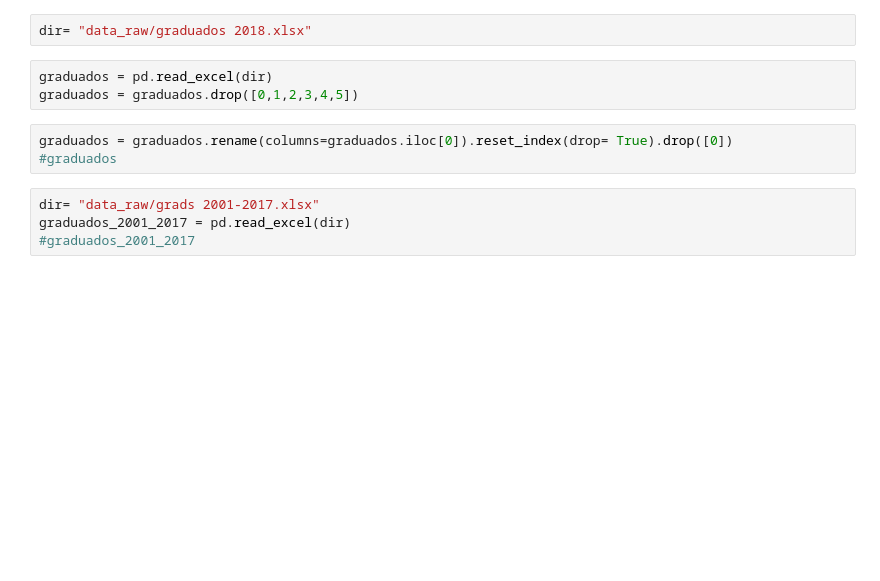
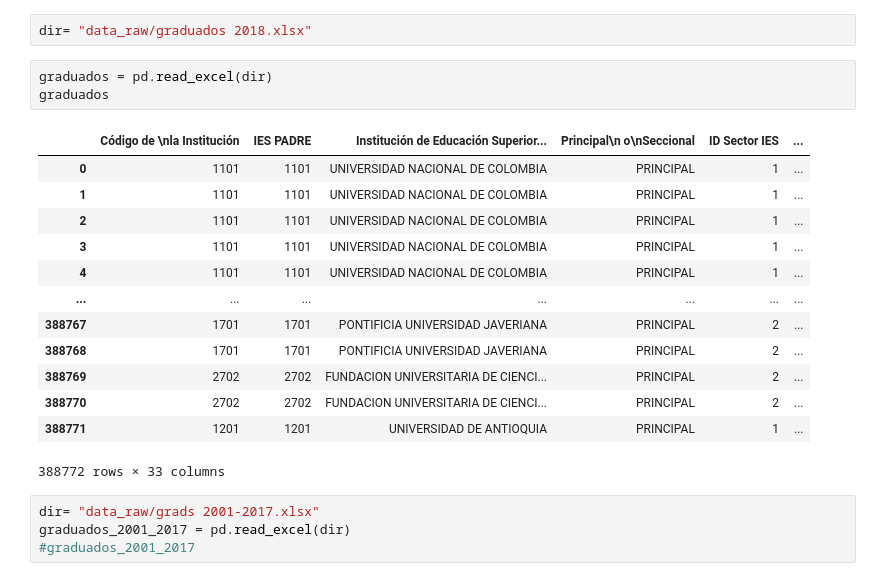
Before and after one commit to felipesalda/SNIES-DS, a Jupyter notebook: SNIES DATA.ipynb, the cells around one changed output. Saved outputs shown, nothing was run; the diff lists cells and outputs as text; blank space fills up the shorter version.

```diff
--- a/SNIES DATA.ipynb
+++ b/SNIES DATA.ipynb
@@ -5,10 +5,21 @@ import numpy as np
 dir= "data_raw/graduados 2018.xlsx"
 # %%
 graduados = pd.read_excel(dir)
-graduados = graduados.drop([0,1,2,3,4,5])
+graduados
+# %% [output]
+|  | Código de \nla Institución | IES PADRE | Institución de Educación Superior... | Principal\n o\nSeccional | ID Sector IES | ... |
+| 0 | 1101 | 1101 | UNIVERSIDAD NACIONAL DE COLOMBIA | PRINCIPAL | 1 | ... |
+| 1 | 1101 | 1101 | UNIVERSIDAD NACIONAL DE COLOMBIA | PRINCIPAL | 1 | ... |
+| 2 | 1101 | 1101 | UNIVERSIDAD NACIONAL DE COLOMBIA | PRINCIPAL | 1 | ... |
+| 3 | 1101 | 1101 | UNIVERSIDAD NACIONAL DE COLOMBIA | PRINCIPAL | 1 | ... |
+| 4 | 1101 | 1101 | UNIVERSIDAD NACIONAL DE COLOMBIA | PRINCIPAL | 1 | ... |
+| ... | ... | ... | ... | ... | ... | ... |
+| 388767 | 1701 | 1701 | PONTIFICIA UNIVERSIDAD JAVERIANA | PRINCIPAL | 2 | ... |
+| 388768 | 1701 | 1701 | PONTIFICIA UNIVERSIDAD JAVERIANA | PRINCIPAL | 2 | ... |
+| 388769 | 2702 | 2702 | FUNDACION UNIVERSITARIA DE CIENCI... | PRINCIPAL | 2 | ... |
+| 388770 | 2702 | 2702 | FUNDACION UNIVERSITARIA DE CIENCI... | PRINCIPAL | 2 | ... |
+| 388771 | 1201 | 1201 | UNIVERSIDAD DE ANTIOQUIA | PRINCIPAL | 1 | ... |
+388772 rows × 33 columns
-# %%
-graduados = graduados.rename(columns=graduados.iloc[0]).reset_index(drop= True).drop([0])
-#graduados
 # %%
 dir= "data_raw/grads 2001-2017.xlsx"
 graduados_2001_2017 = pd.read_excel(dir)
```
Also changed, not shown: 22 other files.
